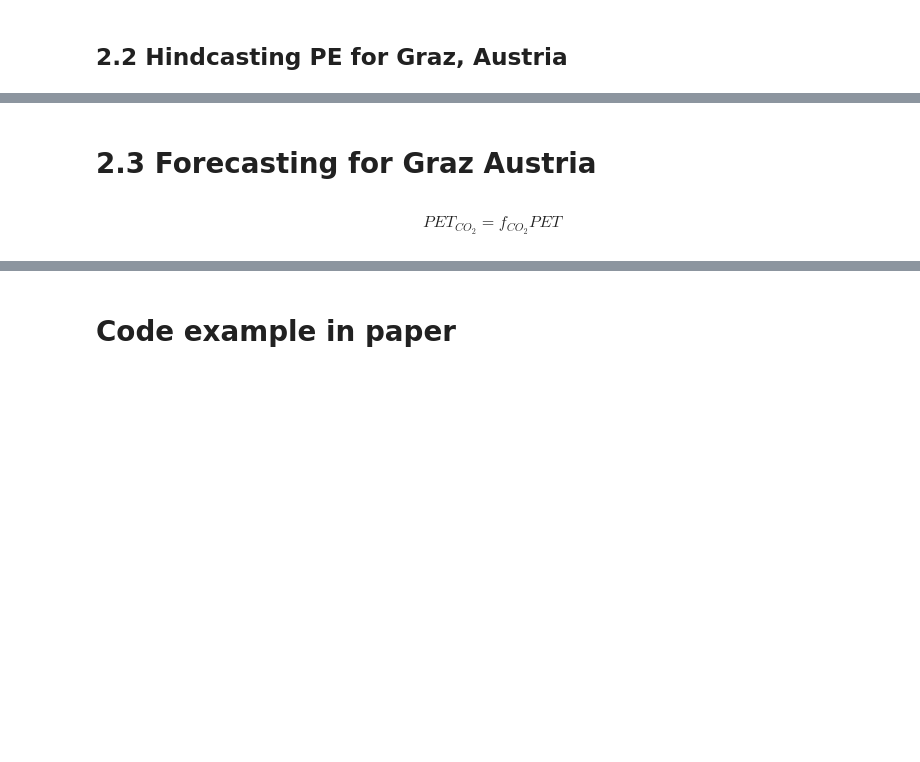
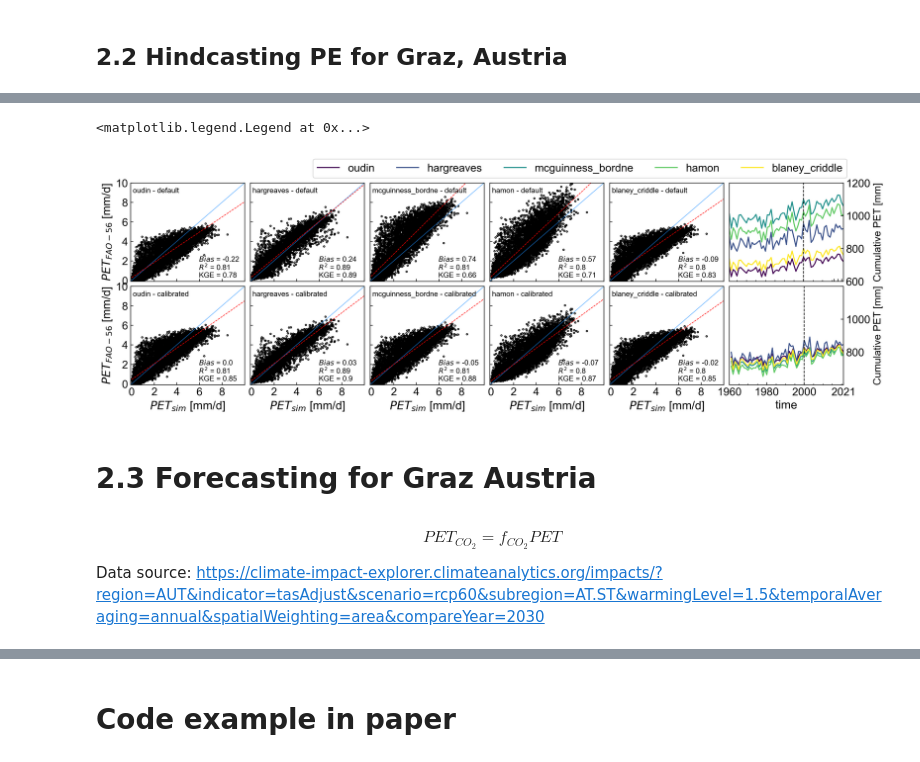
Before and after one commit to pyet-org/pyet, a Jupyter notebook: examples/00_example_paper.ipynb, the cells around one changed output, grey strips where cells are left out. Drawn from its saved outputs; the diff is of its cells as text; code cells hidden in the pictures; blank space fills up the shorter version.

```diff
--- a/examples/00_example_paper.ipynb
+++ b/examples/00_example_paper.ipynb
@@ -48,8 +48,8 @@ params = {
     "font.family": "Arial",
     "legend.fontsize": "15",
     "axes.labelsize": "16",
-    "xtick.labelsize": "14",
-    "ytick.labelsize": "14",
+    "xtick.labelsize": "15",
+    "ytick.labelsize": "15",
     "xtick.direction": "in",
     "ytick.direction": "in",}
 pylab.rcParams.update(params)
@@ -221,7 +524,7 @@ lat = 47.077778*np.pi/180  # Latitude of the meteorological station, converting
 elevation = 367  # meters above sea-level
 
 # Estimate evaporation with four different methods and create a dataframe
-pe_df = pyet.calculate_all(tmean, wind, rs, elevation, lat, tmax=tmax,
+pet_df = pyet.calculate_all(tmean, wind, rs, elevation, lat, tmax=tmax,
                                 tmin=tmin, rh=rh)
 # %% [markdown]
 ## 2.1 Calibrate alternative PE methods to Penman-Monteith
@@ -250,14 +553,14 @@ def residuals(params, info):
     sim = simulate(params, method, input1)
     return sim - obs
 # %%
-obs = pe_df["FAO-56"]
+obs = pet_df["FAO-56"]
 sollutions2 = []
 for i in np.arange(0,len(methods)):
     res_1 = least_squares(residuals, params[i], args=[[methods[i], input2[i], obs]])
     sollutions2.append(res_1.x)
 # %%
-pe_df_def = pd.DataFrame()
-pe_df_cali = pd.DataFrame()
+pet_df_def = pd.DataFrame()
+pet_df_cali = pd.DataFrame()
 for i in np.arange(0, len(methods)):
-    pe_df_def[methods[i]] = simulate(params[i], methods[i], input2[i])
-    pe_df_cali[methods[i]] = simulate(sollutions2[i], methods[i], input2[i])
+    pet_df_def[methods[i]] = simulate(params[i], methods[i], input2[i])
+    pet_df_cali[methods[i]] = simulate(sollutions2[i], methods[i], input2[i])
@@ -361,4 +589,51 @@ Text(0.02, 0.93, '(f)')
+# %%
+figw_1c = 8.5  # maximum width for 1 column
+figw_2c = 17.5  # maximum width for 2 columns
+
+fig, axs = plt.subplots(ncols=6, nrows=2, figsize=(figw_2c, 5), dpi=300)
+for i in np.arange(0, len(methods)):
+    axs[0,i] = scatter_1(axs[0,i], obs, simulate(params[i], methods[i], input2[i]), label=f"{methods[i]} - default")
+    axs[1,i] = scatter_1(axs[1,i], obs, simulate(sollutions2[i], methods[i], input2[i]), label=f"{methods[i]} - calibrated")
+    axs[0, i].set_xticklabels([])
+    axs[1, i].set_xlabel(r"$PET_{sim}$ [mm/d]")
+    axs[1, i].set_xticklabels((0,2,4,6,8,""))
+for col in (1, 2, 3, 4):
+    axs[0, col].set_yticklabels([])
+    axs[1, col].set_yticklabels([])
+plt.subplots_adjust(wspace=0.1, hspace=0.1)
+for row in (0, 1):
+    axs[row, 0].set_ylabel(r"$PET_{FAO-56}$ [mm/d]")
+
+viridis = cm.get_cmap('viridis', len(df_def.columns))
+colors = [viridis(i) for i in range(0, len(df_def.columns))]
+df_def.resample("y").sum().plot(ax=axs[0, 5], legend=False, color=colors)
+df_cali.resample("y").sum().plot(ax=axs[1, 5], legend=False, color=colors)
+axs[0,5].axvline(pd.Timestamp("2000-1-1"), color="k", linestyle="--", lw=1)
+axs[1,5].axvline(pd.Timestamp("2000-1-1"), color="k", linestyle="--", lw=1)
+#pet_df_def.cumsum().plot(ax=axs[0, 5], legend=False)
+#obs.cumsum().plot(ax=axs[0,5], label="pm_fao56$ [mm/d]", color="k", linestyle="--", )
+#obs.cumsum().plot(ax=axs[1,5], label="pm_fao56", color="k", linestyle="--", )
+#pet_df_cali.cumsum().plot(ax=axs[1, 5], legend=False)
+for i in (0,1):
+    axs[i,5].yaxis.tick_right()
+    axs[i,5].yaxis.set_label_position("right")
+    axs[i,5].set_xticks((pd.Timestamp("2016-1-1"), pd.Timestamp("2018-1-1"), pd.Timestamp("2020-1-1")))
+    axs[i,5].set_ylim(600, 1200)
+    axs[i,5].set_ylabel("Cumulative PET [mm]", fontsize=14)
+axs[0,5].set_xticklabels("");
+axs[1,5].set_xticks(["1960-1-1", "1980-1-1", "2000-1-1", "2021-1-1"]);
+axs[1,5].set_xticklabels(["1960", "1980", "2000", "2021"]);
+axs[0,5].set_xlabel("");
+plt.subplots_adjust(hspace=0.05, wspace=0.05)
+axs[1,5].set_yticklabels(["",800,1000,""])
+axs[0,5].legend(loc=(-3.65,1.05), ncol=7, bbox_transform=axs[1,5].transAxes)
+#fig.savefig("figure3.png", dpi=600, bbox_inches="tight")
+# %% [output]
+<matplotlib.legend.Legend at 0x...>
+[figure, added]
 # %% [markdown]
 # 2.3 Forecasting for Graz Austria
 # %% [markdown]
 $$ PET_{CO_2} = f_{CO_2} PET $$
+
+Data source: https://climate-impact-explorer.climateanalytics.org/impacts/?region=AUT&indicator=tasAdjust&scenario=rcp60&subregion=AT.ST&warmingLevel=1.5&temporalAveraging=annual&spatialWeighting=area&compareYear=2030
```
Also changed, not shown: parts of 69 cells of this notebook, 18 other files.
